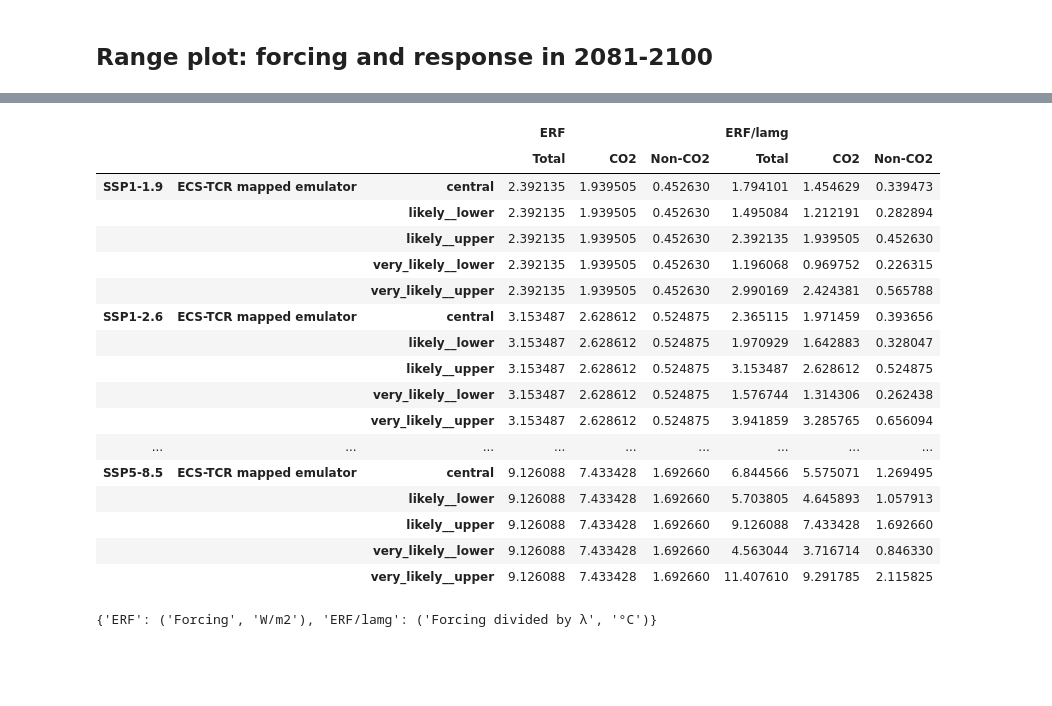
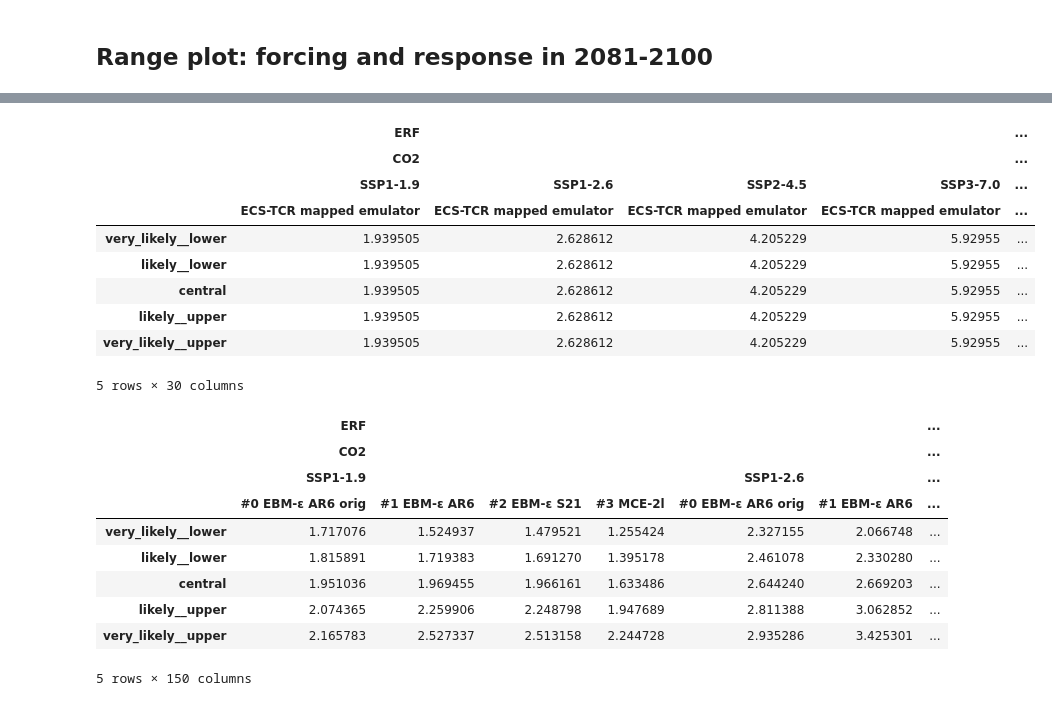
Before and after one commit to tsutsui1872/ar6-tlm, a Jupyter notebook: notebook/084_postproc.ipynb, the cells around one changed output, grey strips where cells are left out. Drawn from its saved outputs; the diff is of its cells as text; code cells hidden in the pictures; blank space fills up the shorter version.

```diff
--- a/notebook/084_postproc.ipynb
+++ b/notebook/084_postproc.ipynb
@@ -529,0 +448,5 @@ map_color.update({
+# %%
+map_qpoint = plt.map_qpoint
+qpoints = list(map_qpoint)
+map_qpoint_2 = plt.map_qpoint_2
+qpoints, map_qpoint, map_qpoint_2
@@ -529,0 +468,9 @@ map_color.update({
+# %%
+map_scenario = plt.map_scenario
+map_method = plt.map_method
+map_color = plt.map_color
+map_color.update({
+    k: map_color[map_method[k]]
+    for k in method_case_order
+})
+map_scenario, map_method, map_color
@@ -1114,46 +1011,48 @@ erf_non-co2  ssp119    0.452630
              ssp585    1.692660
 dtype: float64
 # %%
-dfq_add = (
+dfq2 = (
     pd.concat({
         ('ERF', method):
         pd.DataFrame(
             d1.values + np.zeros((len(df_parms_ch4), 1)),
             index=df_parms_ch4.index, columns=d1.index,
         ),
         ('ERF/lamg', method):
         pd.DataFrame(
             d1.values / df_parms_ch4['lamg'].values[:, None],
             index=df_parms_ch4.index, columns=d1.index,
         ),
-    }, axis=1).stack([1, 3])
-    .reorder_levels([2, 1, 0])
-    .rename(map_scenario, level=0)
-    .rename(map_qpoint_2, level=2)
-    .sort_index()
-    .rename(map_variable, level=1, axis=1)
+    }, axis=1)
+    .rename(map_qpoint_2)
+    .rename(map_variable, level=2, axis=1)
+    .rename(map_scenario, level=3, axis=1)
+    .reorder_levels([0, 2, 3, 1], axis=1)
+    .sort_index(axis=1)
 )
-dfq_add
+dfq2
 # %% [output]
-|  |  |  | ERF |  |  | ERF/lamg |  |  |
-|  |  |  | Total | CO2 | Non-CO2 | Total | CO2 | Non-CO2 |
-| SSP1-1.9 | ECS-TCR mapped emulator | central | 2.392135 | 1.939505 | 0.452630 | 1.794101 | 1.454629 | 0.339473 |
-|  |  | likely__lower | 2.392135 | 1.939505 | 0.452630 | 1.495084 | 1.212191 | 0.282894 |
-|  |  | likely__upper | 2.392135 | 1.939505 | 0.452630 | 2.392135 | 1.939505 | 0.452630 |
-|  |  | very_likely__lower | 2.392135 | 1.939505 | 0.452630 | 1.196068 | 0.969752 | 0.226315 |
-|  |  | very_likely__upper | 2.392135 | 1.939505 | 0.452630 | 2.990169 | 2.424381 | 0.565788 |
-| SSP1-2.6 | ECS-TCR mapped emulator | central | 3.153487 | 2.628612 | 0.524875 | 2.365115 | 1.971459 | 0.393656 |
-|  |  | likely__lower | 3.153487 | 2.628612 | 0.524875 | 1.970929 | 1.642883 | 0.328047 |
-|  |  | likely__upper | 3.153487 | 2.628612 | 0.524875 | 3.153487 | 2.628612 | 0.524875 |
-|  |  | very_likely__lower | 3.153487 | 2.628612 | 0.524875 | 1.576744 | 1.314306 | 0.262438 |
-|  |  | very_likely__upper | 3.153487 | 2.628612 | 0.524875 | 3.941859 | 3.285765 | 0.656094 |
-| ... | ... | ... | ... | ... | ... | ... | ... | ... |
-| SSP5-8.5 | ECS-TCR mapped emulator | central | 9.126088 | 7.433428 | 1.692660 | 6.844566 | 5.575071 | 1.269495 |
-|  |  | likely__lower | 9.126088 | 7.433428 | 1.692660 | 5.703805 | 4.645893 | 1.057913 |
-|  |  | likely__upper | 9.126088 | 7.433428 | 1.692660 | 9.126088 | 7.433428 | 1.692660 |
-|  |  | very_likely__lower | 9.126088 | 7.433428 | 1.692660 | 4.563044 | 3.716714 | 0.846330 |
-|  |  | very_likely__upper | 9.126088 | 7.433428 | 1.692660 | 11.407610 | 9.291785 | 2.115825 |
+|  | ERF |  |  |  | ... |
+|  | CO2 |  |  |  | ... |
+|  | SSP1-1.9 | SSP1-2.6 | SSP2-4.5 | SSP3-7.0 | ... |
+|  | ECS-TCR mapped emulator | ECS-TCR mapped emulator | ECS-TCR mapped emulator | ECS-TCR mapped emulator | ... |
+| very_likely__lower | 1.939505 | 2.628612 | 4.205229 | 5.92955 | ... |
+| likely__lower | 1.939505 | 2.628612 | 4.205229 | 5.92955 | ... |
+| central | 1.939505 | 2.628612 | 4.205229 | 5.92955 | ... |
+| likely__upper | 1.939505 | 2.628612 | 4.205229 | 5.92955 | ... |
+| very_likely__upper | 1.939505 | 2.628612 | 4.205229 | 5.92955 | ... |
+5 rows × 30 columns
-# %%
-map_name_unit
-# %% [output]
-{'ERF': ('Forcing', 'W/m2'), 'ERF/lamg': ('Forcing divided by λ', '°C')}
+# %%
+dfq = pd.concat([dfq1, dfq2], axis=1)
+dfq
+# %% [output]
+|  | ERF |  |  |  |  |  | ... |
+|  | CO2 |  |  |  |  |  | ... |
+|  | SSP1-1.9 |  |  |  | SSP1-2.6 |  | ... |
+|  | #0 EBM-ε AR6 orig | #1 EBM-ε AR6 | #2 EBM-ε S21 | #3 MCE-2l | #0 EBM-ε AR6 orig | #1 EBM-ε AR6 | ... |
+| very_likely__lower | 1.717076 | 1.524937 | 1.479521 | 1.255424 | 2.327155 | 2.066748 | ... |
+| likely__lower | 1.815891 | 1.719383 | 1.691270 | 1.395178 | 2.461078 | 2.330280 | ... |
+| central | 1.951036 | 1.969455 | 1.966161 | 1.633486 | 2.644240 | 2.669203 | ... |
+| likely__upper | 2.074365 | 2.259906 | 2.248798 | 1.947689 | 2.811388 | 3.062852 | ... |
+| very_likely__upper | 2.165783 | 2.527337 | 2.513158 | 2.244728 | 2.935286 | 3.425301 | ... |
+5 rows × 150 columns
```
Also changed, not shown: parts of 37 cells of this notebook, 17 other files.
